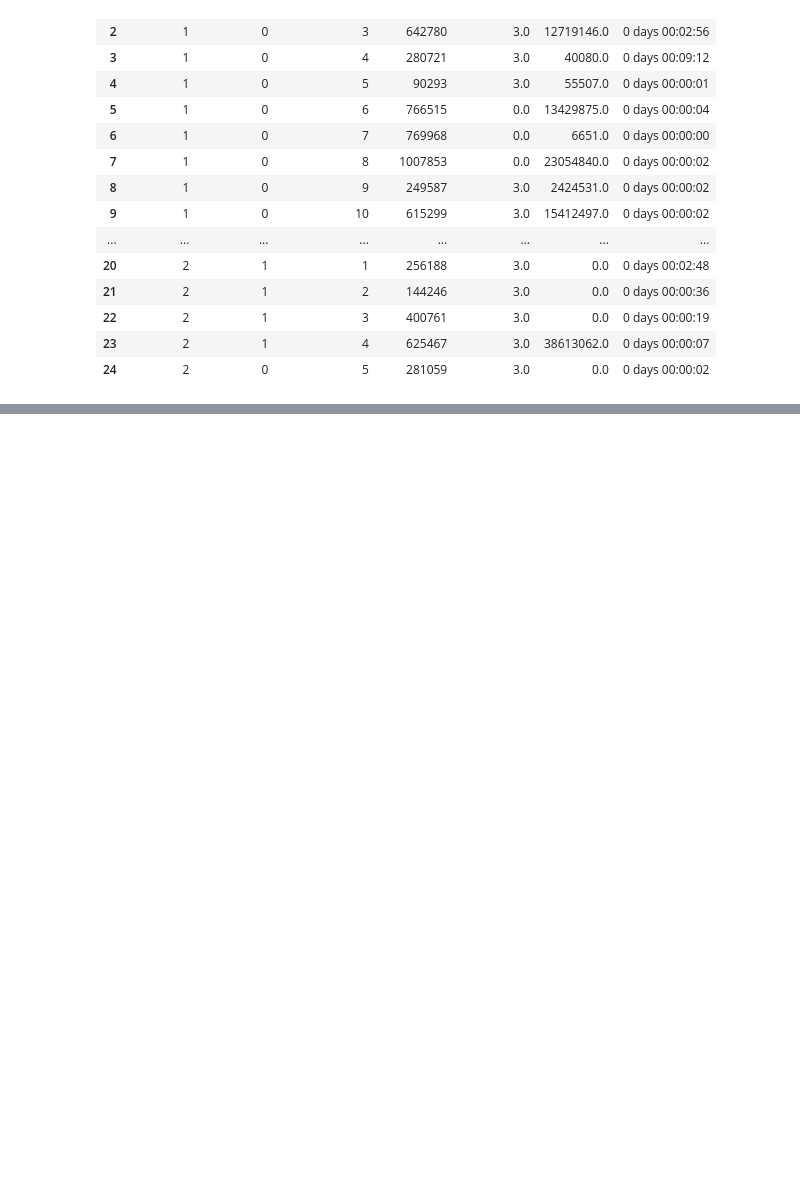
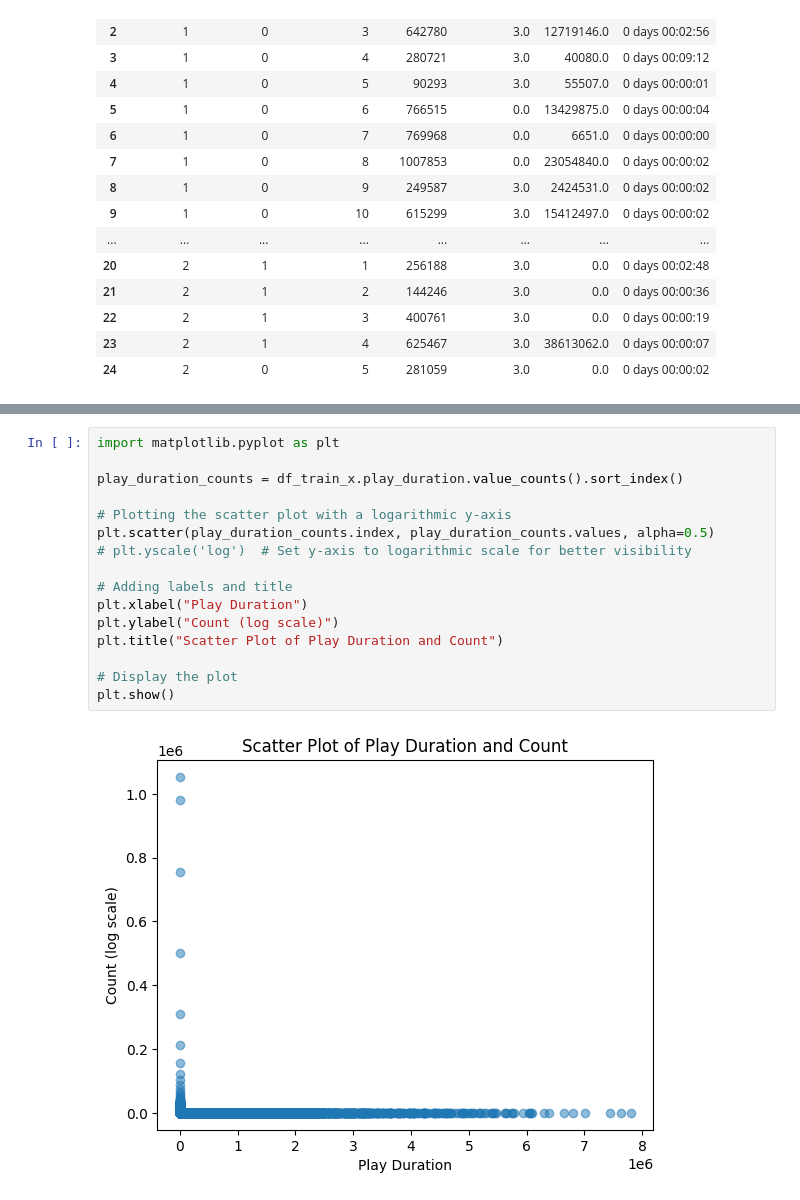
Before and after one commit to Han1018/KK-Data-Game-2023, a Jupyter notebook: explore_hzh.ipynb, the cells around one changed output, grey strips where cells are left out. Drawn from its saved outputs; the diff is of its cells as text; blank space fills up the shorter version.

```diff
--- a/explore_hzh.ipynb
+++ b/explore_hzh.ipynb
@@ -383,0 +416,18 @@ KeyboardInterrupt:
+# %%
+import matplotlib.pyplot as plt
+
+play_duration_counts = df_train_x.play_duration.value_counts().sort_index()
+
+# Plotting the scatter plot with a logarithmic y-axis
+plt.scatter(play_duration_counts.index, play_duration_counts.values, alpha=0.5)
+# plt.yscale('log')  # Set y-axis to logarithmic scale for better visibility
+
+# Adding labels and title
+plt.xlabel("Play Duration")
+plt.ylabel("Count (log scale)")
+plt.title("Scatter Plot of Play Duration and Count")
+
+# Display the plot
+plt.show()
+# %% [output]
+[figure, added]
```
Also changed, not shown: parts of 5 cells of this notebook, 5 other files.
